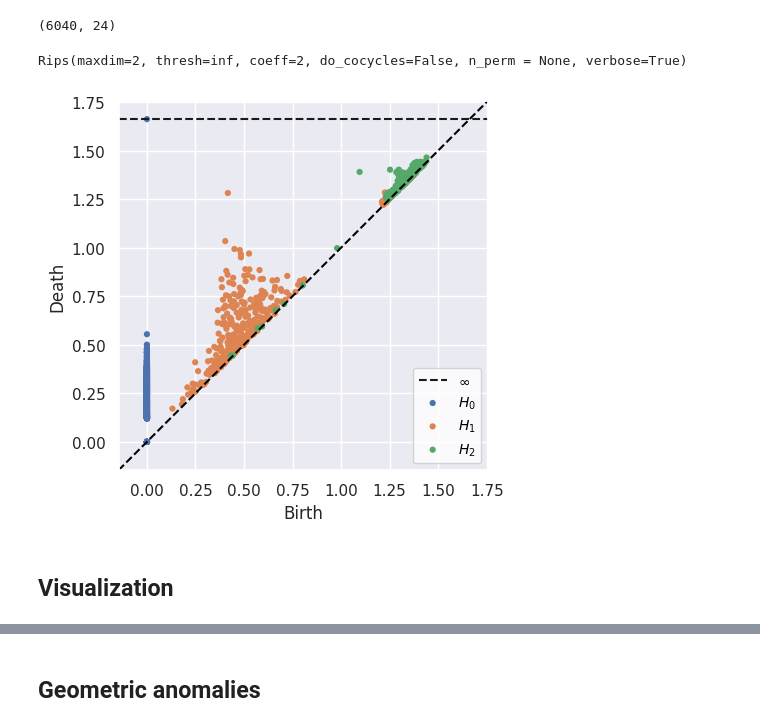
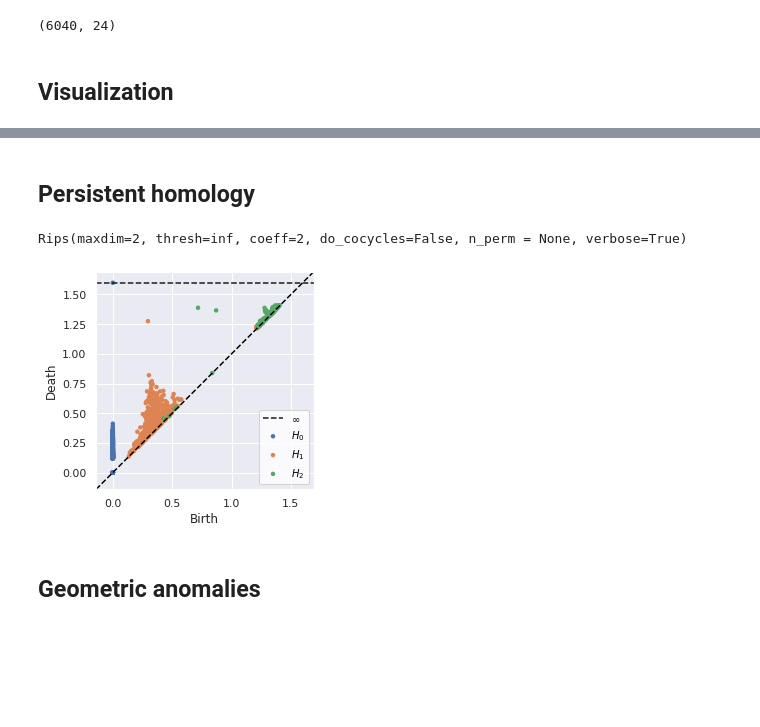
Before and after one commit to ximenafernandez/biomat2022, a Jupyter notebook: Example_CycloOctane.ipynb, the cells around one changed output, grey strips where cells are left out. Cells and saved outputs as stored; diff of their text form; code cells hidden in the pictures; blank space fills up the shorter version.

```diff
--- a/Example_CycloOctane.ipynb
+++ b/Example_CycloOctane.ipynb
@@ -17,17 +17,5 @@ data = scipy.io.loadmat('data/pointsCycloOctane.mat')['pointsCycloOctane']
 data.shape
 # %% [output]
 (6040, 24)
-# %%
-import numpy as np
-import seaborn as sns
-from ripser import Rips
-
-sns.set()
-rips = Rips(maxdim = 2)
-dgm = rips.fit_transform(data[np.random.randint(0,data.shape[0]-1, 1000)])
-rips.plot(dgm)
-# %% [output]
-Rips(maxdim=2, thresh=inf, coeff=2, do_cocycles=False, n_perm = None, verbose=True)
-[figure, removed]
 # %% [markdown]
 ## Visualization
@@ -44,6 +33,21 @@ ax = fig.add_subplot(projection='3d')
 ax.scatter(embedding_data[:,0], embedding_data[:,1], embedding_data[:,2], s=5);
 # %% [output]
 [figure]
+# %% [markdown]
+## Persistent homology
+# %%
+from ripser import Rips
+import numpy as np
+
+data_subsample = data[np.random.randint(0,data.shape[0]-1, 2000)]
+
+sns.set()
+rips = Rips(maxdim = 2, coeff = 2)
+dgm = rips.fit_transform(data_subsample)
+rips.plot(dgm)
+# %% [output]
+Rips(maxdim=2, thresh=inf, coeff=2, do_cocycles=False, n_perm = None, verbose=True)
+[figure, added]
 # %% [markdown]
 ## Geometric anomalies
 # %%
```
Also changed, not shown: parts of 3 cells of this notebook, 10 other files.
